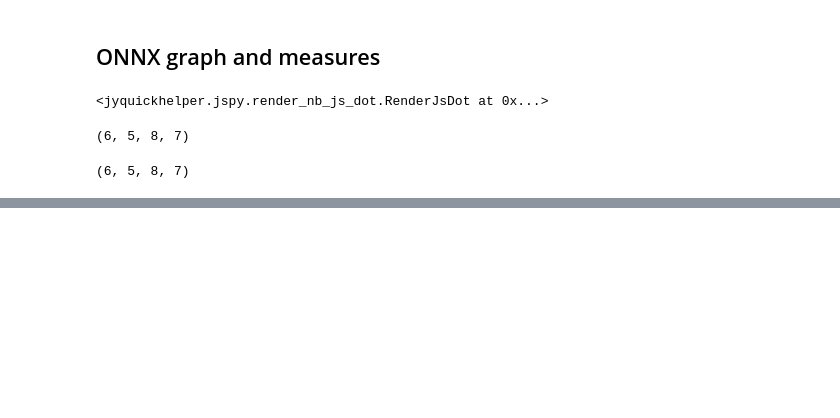
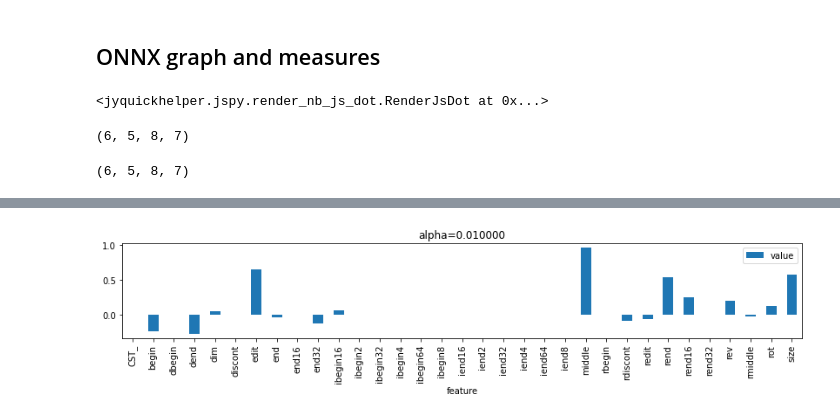
Before and after one commit to sdpython/mlprodict, a Jupyter notebook: _doc/notebooks/onnx_operator_cost.ipynb, the cells around one changed output, grey strips where cells are left out. Cells and saved outputs as stored; diff of their text form; code cells hidden in the pictures; blank space fills up the shorter version.

```diff
--- a/_doc/notebooks/onnx_operator_cost.ipynb
+++ b/_doc/notebooks/onnx_operator_cost.ipynb
@@ -21,7 +21,7 @@ from skl2onnx.algebra.onnx_ops import OnnxTranspose
 
 def create_onnx_graph(perm=(0, 1, 2, 3), target_opset=14):
     tr = OnnxTranspose('X', perm=perm, output_names=['Y'], op_version=target_opset)
-    return tr.to_onnx({'X': FloatTensorType([None, None, None, None])})
+    return tr.to_onnx({'X': FloatTensorType([None] * len(perm))})
 
 
 onx = create_onnx_graph()
@@ -107,0 +606,14 @@ df
+# %%
+from mlinsights.mlmodel import QuantileLinearRegression
+pipe = make_pipeline(StandardScaler(with_mean=False), QuantileLinearRegression(fit_intercept=False))
+pipe.fit(X, yt)
+model = pipe.steps[1][1]
+coef = {k: v for k, v in zip(X.columns, model.coef_)}
+coef['name'] = 'med'
+coef['intercept_'] = model.intercept_
+pred = numpy.maximum(pipe.predict(X), 0)
+coef['r2'] = r2_score(yt, pred)
+coef['mae'] = mean_absolute_error(yt, pred)
+coef['model'] = pipe
+coefs.append(coef)
+coef["r2"], coef['mae']
@@ -107,0 +647,24 @@ df
+# %%
+from sklearn.linear_model import Lasso
+
+scores = []
+models = []
+for a in tqdm([0.001, 0.01, 0.1, 0.2, 0.3, 0.4, 0.5, 0.6, 0.7, 0.8, 0.9, 1., 2.]):
+    alpha = a * 1.
+    pipe = make_pipeline(StandardScaler(with_mean=False), Lasso(alpha=alpha, fit_intercept=False))
+    pipe.fit(X, yt)
+    pred = numpy.maximum(pipe.predict(X), 0)
+    model = pipe.steps[1][1]
+    scores.append(dict(r2=r2_score(yt, pred), mae=mean_absolute_error(yt, pred),
+                       alpha=alpha, null=(numpy.abs(model.coef_) < 1e-6).sum(),
+                       n=len(model.coef_)))
+    models.append(pipe)
+    if alpha >= 0.01 and alpha <= 0.2:
+        coef = {k: v for k, v in zip(X.columns, pipe.steps[1][1].coef_)}
+        coef['name'] = "Lasso-%f" % alpha
+        coef['model'] = pipe
+        coef['r2'] = r2_score(yt, pred)
+        coef['mae'] = mean_absolute_error(yt, pred)
+        coefs.append(coef)
+
+DataFrame(scores)
@@ -107,0 +686,6 @@ df
+# %%
+coef = {k: v for k, v in zip(X.columns, models[1].steps[1][1].coef_)}
+df = DataFrame(coef.items(), columns=["feature", "value"]).set_index("feature")
+df.plot(kind="bar", figsize=(14, 2), title="alpha=%f" % scores[1]["alpha"]);
+# %% [output]
+[figure, added]
```
Also changed, not shown: parts of 60 cells of this notebook, 7 other files.
